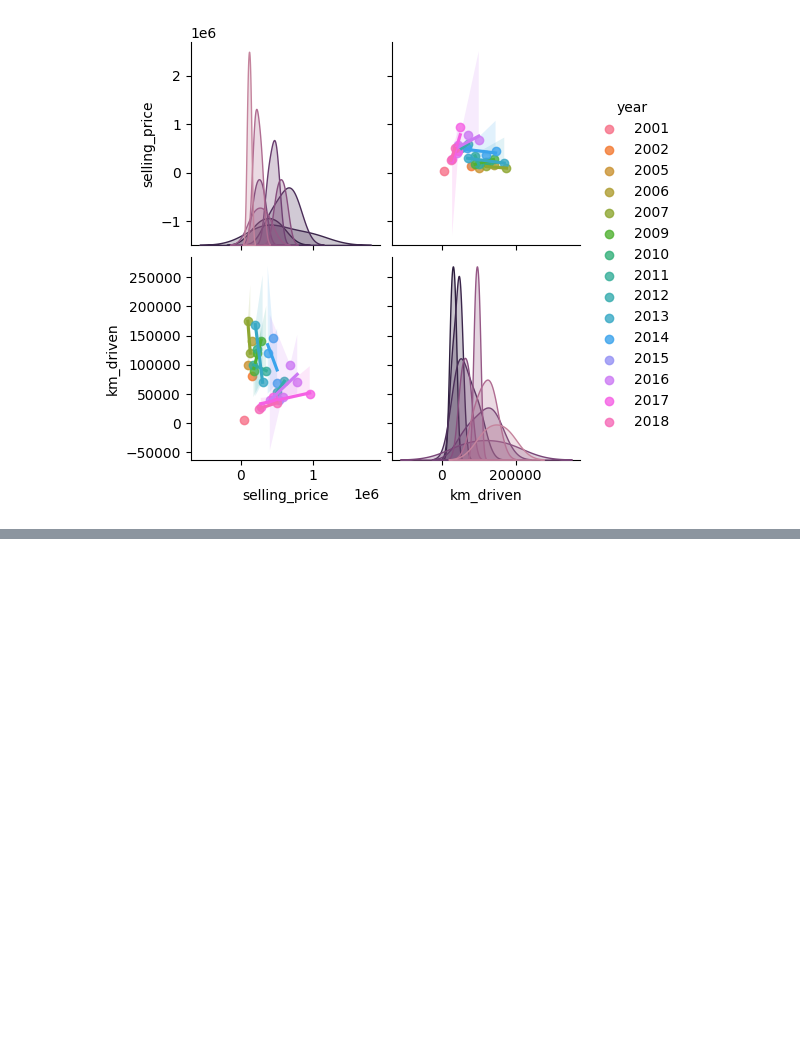
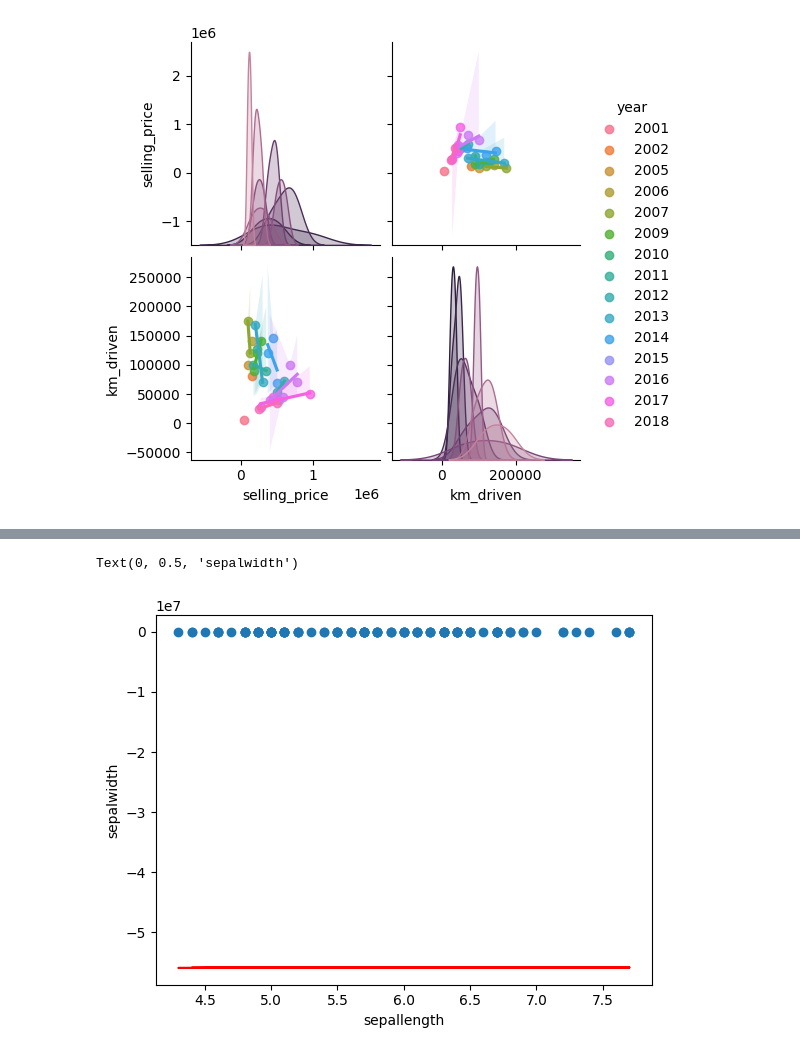
Before and after one commit to DarshanSuresh/workshop_ai_with_ml, a Jupyter notebook: iitHyderabad_workshop.ipynb, the cells around one changed output, grey strips where cells are left out. Drawn from its saved outputs; the diff is of its cells as text; code cells hidden in the pictures; blank space fills up the shorter version.

```diff
--- a/iitHyderabad_workshop.ipynb
+++ b/iitHyderabad_workshop.ipynb
@@ -936,0 +1009,6 @@ plt.show()
+# %%
+from sklearn.model_selection import train_test_split
+x_train, x_test, y_train, y_test = train_test_split(x,y,test_size = 0.2,random_state = 1)
+# %%
+x_train = np.array(x_train).reshape(-1,1)
+x_train
@@ -936,0 +1060,3 @@ plt.show()
+# %%
+y_pred_train = lr.predict(x_train)
+y_pred_train
@@ -936,0 +1081,9 @@ plt.show()
+# %%
+import matplotlib as lib
+plt.scatter(x_train,y_train)
+plt.plot(x_train,y_pred_train, color='red')
+plt.xlabel('sepallength')
+plt.ylabel('sepalwidth')
+# %% [output]
+Text(0, 0.5, 'sepalwidth')
+[figure, added]
```
Also changed, not shown: parts of 14 cells of this notebook.
